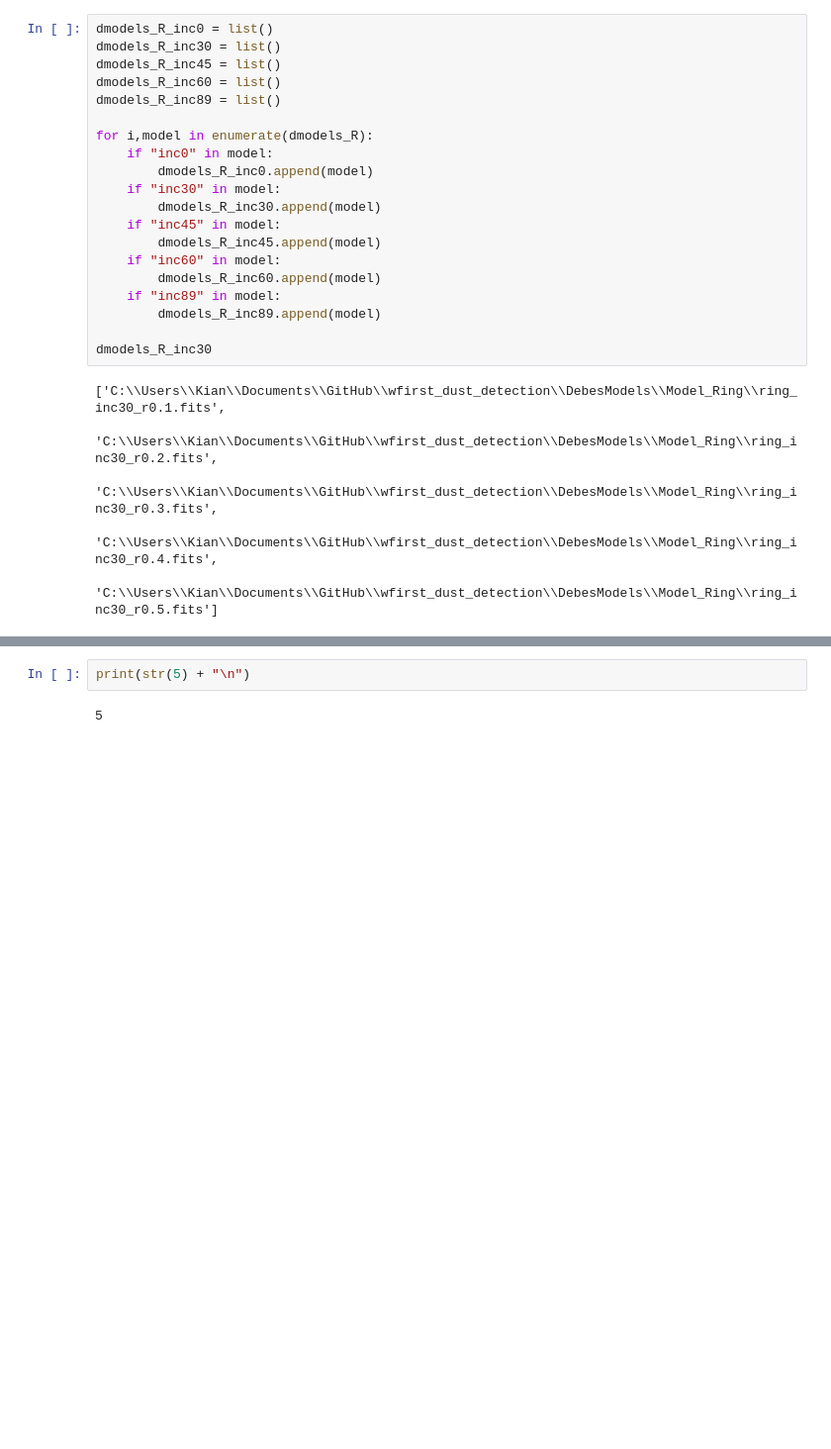
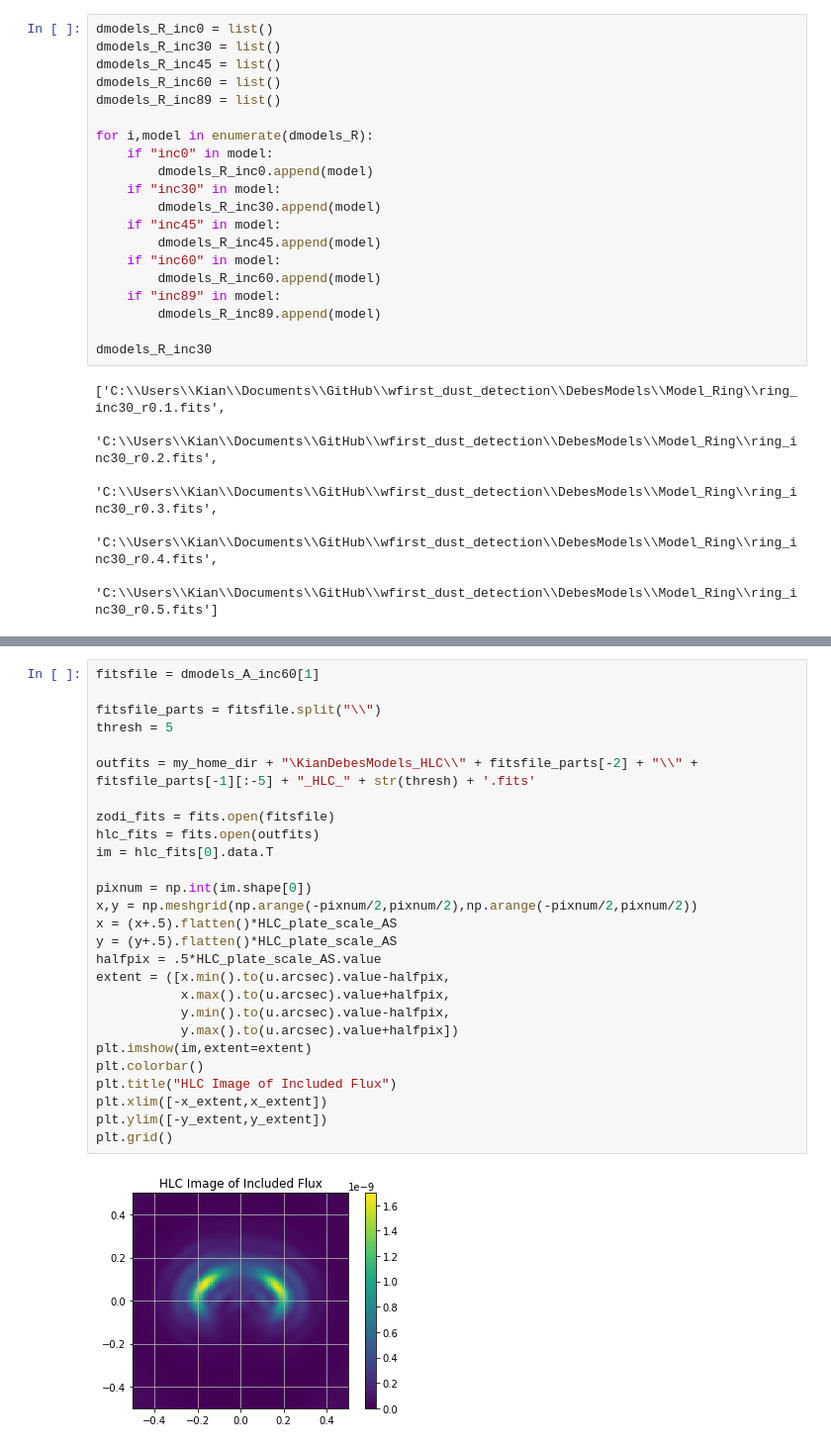
Before and after one commit to kian1377/kians_wfirst_dust_detection, a Jupyter notebook: ProcessInputScenes_CGI_HLC.ipynb, the cells around one changed output, grey strips where cells are left out. Shown at 99% size. Drawn from its saved outputs; the diff is of its cells as text; blank space fills up the shorter version.

```diff
--- a/ProcessInputScenes_CGI_HLC.ipynb
+++ b/ProcessInputScenes_CGI_HLC.ipynb
@@ -841,7 +843,32 @@ load_existing keyword False, throwing error to regenerate file.
 [figure]
 [figure]
 ... (64 outputs left out)
-# %%
-print(str(5) + "\n")
-# %% [output]
-5
+# %%
+fitsfile = dmodels_A_inc60[1]
+
+fitsfile_parts = fitsfile.split("\\")
+thresh = 5
+
+outfits = my_home_dir + "\KianDebesModels_HLC\\" + fitsfile_parts[-2] + "\\" + fitsfile_parts[-1][:-5] + "_HLC_" + str(thresh) + '.fits'
+
+zodi_fits = fits.open(fitsfile)
+hlc_fits = fits.open(outfits)
+im = hlc_fits[0].data.T
+
+pixnum = np.int(im.shape[0])
+x,y = np.meshgrid(np.arange(-pixnum/2,pixnum/2),np.arange(-pixnum/2,pixnum/2))
+x = (x+.5).flatten()*HLC_plate_scale_AS
+y = (y+.5).flatten()*HLC_plate_scale_AS
+halfpix = .5*HLC_plate_scale_AS.value
+extent = ([x.min().to(u.arcsec).value-halfpix,
+           x.max().to(u.arcsec).value+halfpix,
+           y.min().to(u.arcsec).value-halfpix,
+           y.max().to(u.arcsec).value+halfpix])
+plt.imshow(im,extent=extent)
+plt.colorbar()
+plt.title("HLC Image of Included Flux")
+plt.xlim([-x_extent,x_extent])
+plt.ylim([-y_extent,y_extent])
+plt.grid()
+# %% [output]
+[figure, added]
```
Also changed, not shown: parts of 5 cells of this notebook, 1 other file.
